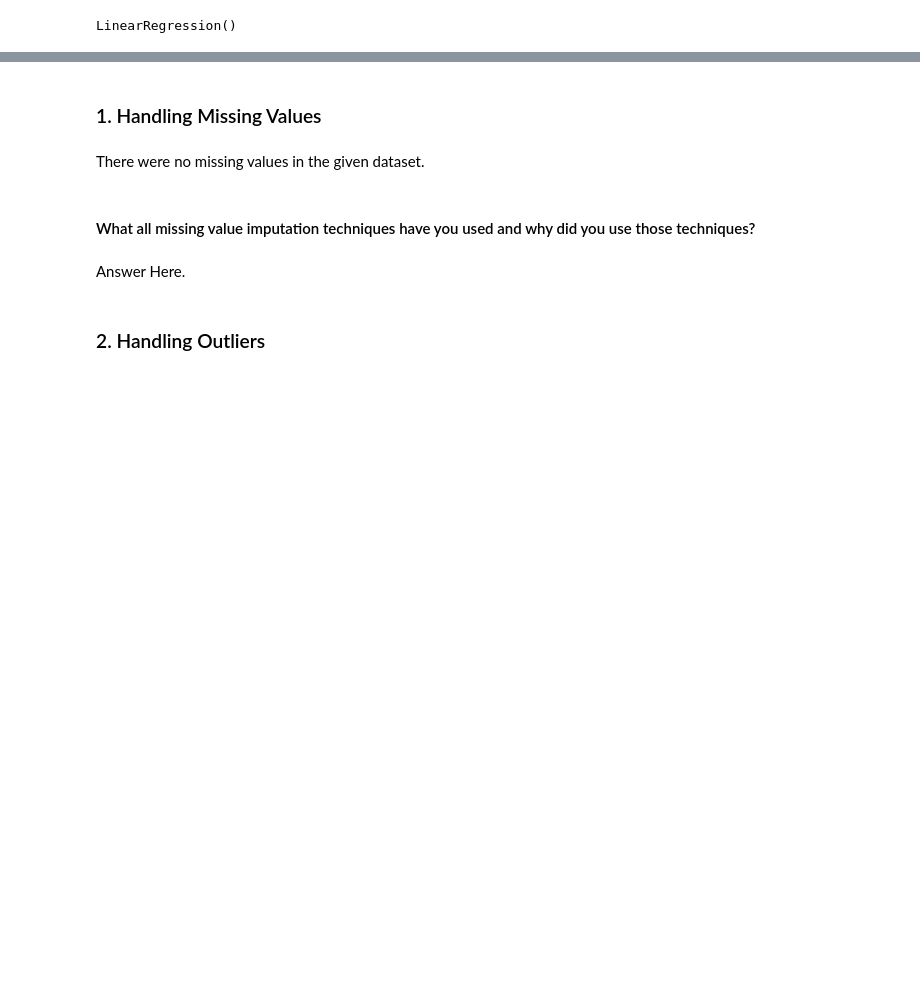
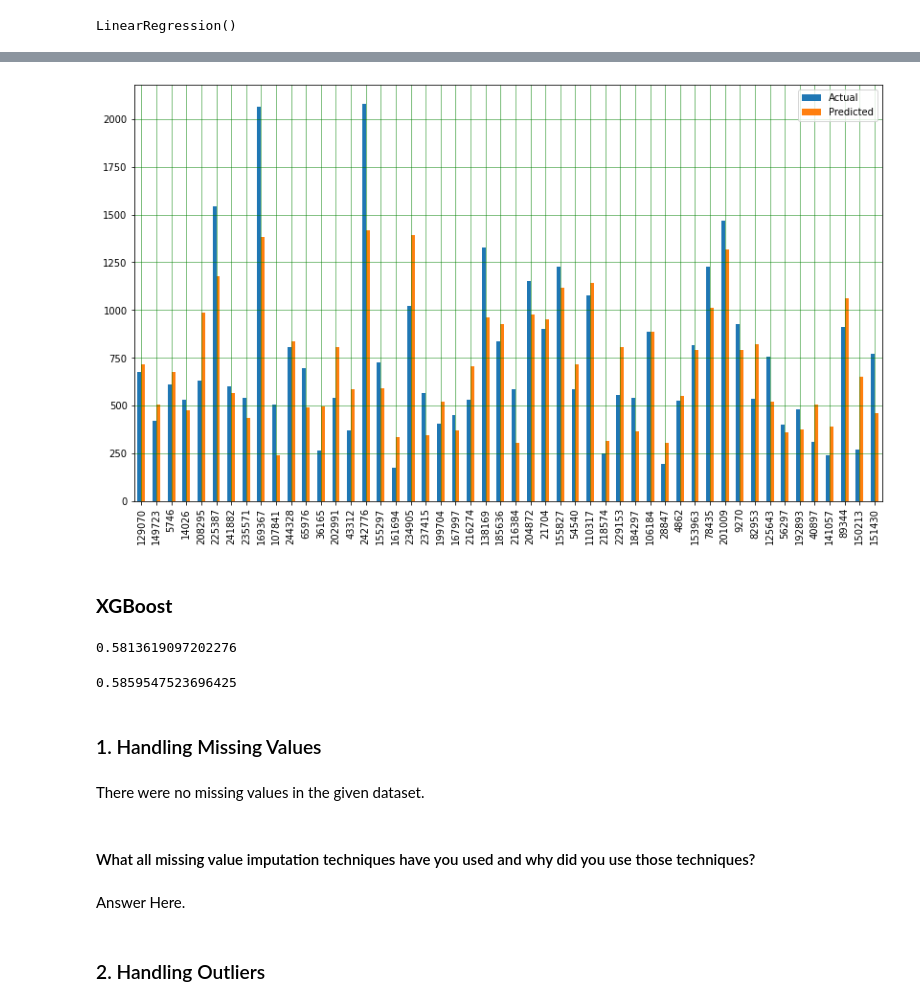
Before and after one commit to PrashantShrivastava1612/NYC-Taxi-Trip-Time-Prediction, a Jupyter notebook: NYC_Taxi_Trip_Time_Prediction.ipynb, the cells around one changed output, grey strips where cells are left out. Cells and saved outputs as stored; diff of their text form; code cells hidden in the pictures; blank space fills up the shorter version.

Commit message:
Basic Models

```diff
--- a/NYC_Taxi_Trip_Time_Prediction.ipynb
+++ b/NYC_Taxi_Trip_Time_Prediction.ipynb
@@ -1083,0 +1054,9 @@ r2_score(y_test, y_pred)
+# %%
+# importing lasso regressor
+from sklearn.linear_model import Lasso
+### Cross validation
+from sklearn.model_selection import GridSearchCV
+lasso = Lasso()
+parameters = {'alpha': [1e-10,1e-8,1e-4,1e-2,1,5,10,20]}
+lasso_regressor = GridSearchCV(lasso, parameters, scoring='neg_mean_squared_error', cv=5)
+lasso_regressor.fit(X_train, y_train)
@@ -1083,0 +1093,4 @@ r2_score(y_test, y_pred)
+# %%
+from sklearn.tree import DecisionTreeRegressor
+dt_regression = DecisionTreeRegressor(splitter='best', min_samples_leaf=10)
+dt_regression = dt_regression.fit(X_train, y_train)
@@ -1083,0 +1099,2 @@ r2_score(y_test, y_pred)
+# %%
+y_pred = dt_regression.predict(X_test)
@@ -1083,0 +1128,3 @@ r2_score(y_test, y_pred)
+# %%
+
+predictions = pd.DataFrame({'Actual': y_test**2, 'Predicted': y_pred**2})
@@ -1083,0 +1147,9 @@ r2_score(y_test, y_pred)
+# %%
+predictions.sample(50).plot(kind='bar',figsize=(14,8))
+plt.grid(which='major', linestyle='-', linewidth='0.5', color='green')
+plt.grid(which='minor', linestyle=':', linewidth='0.5', color='black')
+plt.show()
+# %% [output]
+[figure, added]
+# %% [markdown]
+### **XGBoost**
@@ -1084,3 +1164,11 @@ r2_score(y_test, y_pred)
+# %%
+r2_score(y_test**2, y_pred**2)
+# %% [output]
+0.5813619097202276
+# %%
+r2_score(y_train**2, y_pred_train**2)
+# %% [output]
+0.5859547523696425
 # %% [markdown]
 ### 1. Handling Missing Values
 # %% [markdown]
```
Also changed, not shown: parts of 69 cells of this notebook.
